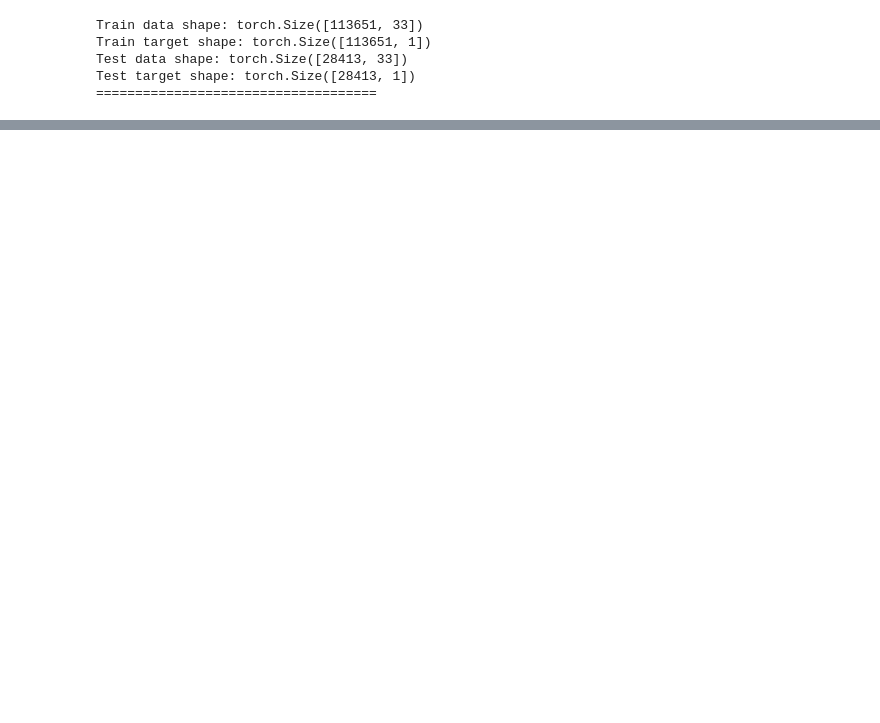
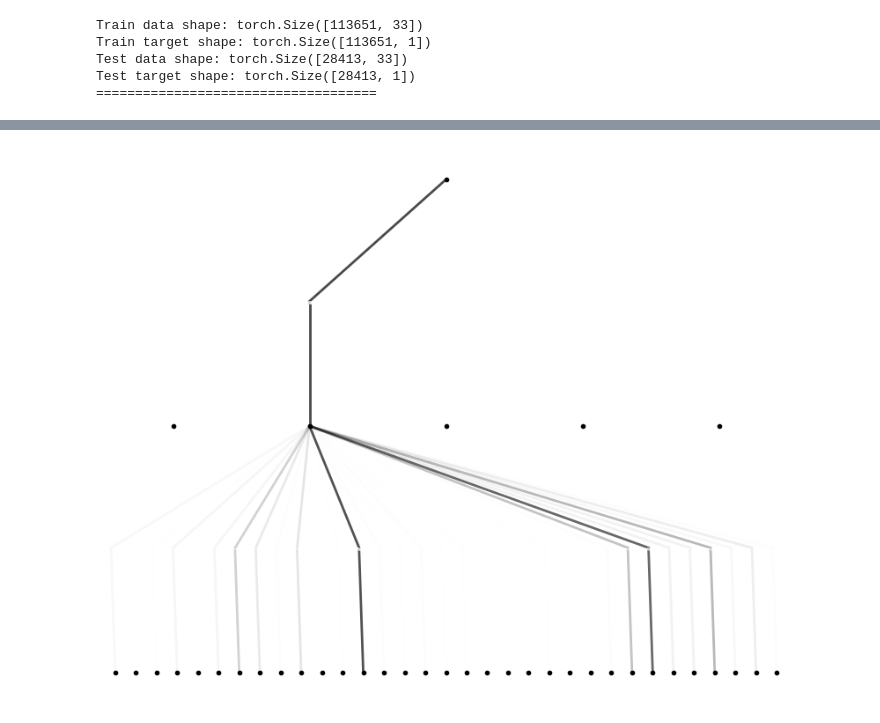
Before and after one commit to Benjaxmen/prediccion-puntaje, a Jupyter notebook: implementacion_KAN.ipynb, the cells around one changed output, grey strips where cells are left out. Drawn from its saved outputs; the diff is of its cells as text; code cells hidden in the pictures; blank space fills up the shorter version.

```diff
--- a/implementacion_KAN.ipynb
+++ b/implementacion_KAN.ipynb
@@ -159,0 +195,5 @@ model.plot(beta=50, scale=1, out_vars=['PROMEDIO_CM_MAX'])
+# %%
+model.prune()
+model.plot(mask=True, scale=1)
+# %% [output]
+[figure, added]
```
Also changed, not shown: parts of 46 cells of this notebook.
